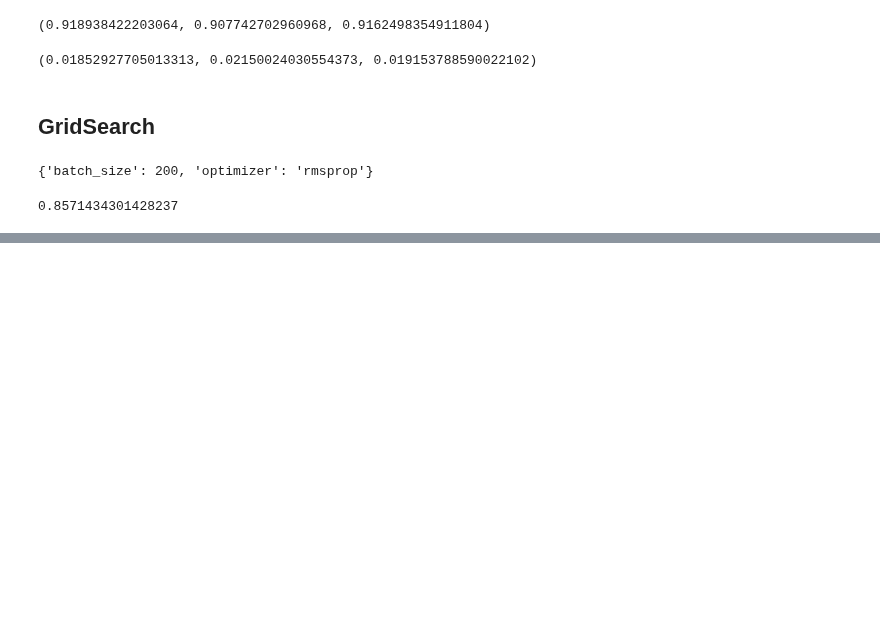
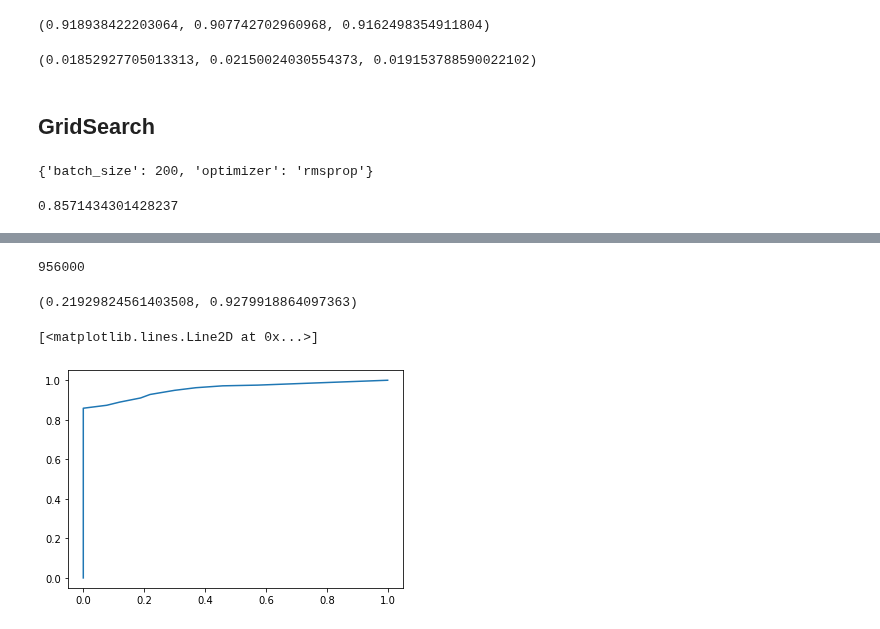
Before and after one commit to ywchiu/tibamedl, a Jupyter notebook: Demo20210410.ipynb, the cells around one changed output, grey strips where cells are left out. Drawn from its saved outputs; the diff is of its cells as text; code cells hidden in the pictures; blank space fills up the shorter version.

```diff
--- a/Demo20210410.ipynb
+++ b/Demo20210410.ipynb
@@ -579,0 +609,16 @@ best_accuracy
+# %%
+
+model = Sequential()
+model.add(Dense(8, activation='relu', input_dim = 16))
+model.add(Dense(8, activation='relu'))
+model.add(Dense(1, activation='sigmoid'))
+model.compile(optimizer='adam',
+                loss='binary_crossentropy',
+                metrics=['accuracy'])
+history = model.fit(train_x, train_y,
+    batch_size = 128,
+    epochs = 100,
+    verbose = 0,
+    validation_data = (test_x, test_y))
+# %%
+pred_y = (model.predict(test_x) > 0.5).astype(int).flatten()
@@ -579,0 +647,45 @@ best_accuracy
+# %%
+# [866,  74],
+# [ 34, 126]
+
+74 * 12000 + 34 * 2000
+# %% [output]
+956000
+# %%
+# [915,  25],
+# [ 71,  89]
+25 * 12000 + 71 * 2000
+
+#fpr = fp / (fp + tn)
+fpr = 25 / (25 + 89)
+fpr
+
+#tpr = tp / (tp + fn)
+tpr = 915 / (915 + 71)
+fpr, tpr
+# %% [output]
+(0.21929824561403508, 0.9279918864097363)
+# %%
+import numpy as np
+TPR_ary = [1]
+FPR_ary = [1]
+predictions = model.predict(test_x)
+for cutoff in np.arange(0,1,0.1):
+  pred_y = (predictions > cutoff)
+  cm = confusion_matrix(test_y, pred_y )
+  TP = cm[0,0]
+  FP = cm[0,1]
+  FN = cm[1,0]
+  TN = cm[1,1]
+  TPR = TP / (TP + FN)
+  FPR = FP / (FP + TN)
+  if pandas.notnull(TPR) and pandas.notnull(FPR):
+    TPR_ary.append(TPR)
+    FPR_ary.append(FPR)
+TPR_ary.append(0)
+FPR_ary.append(0)
+# %%
+plt.plot(FPR_ary,TPR_ary)
+# %% [output]
+[<matplotlib.lines.Line2D at 0x...>]
+[figure, added]
```
Also changed, not shown: parts of 13 cells of this notebook.
